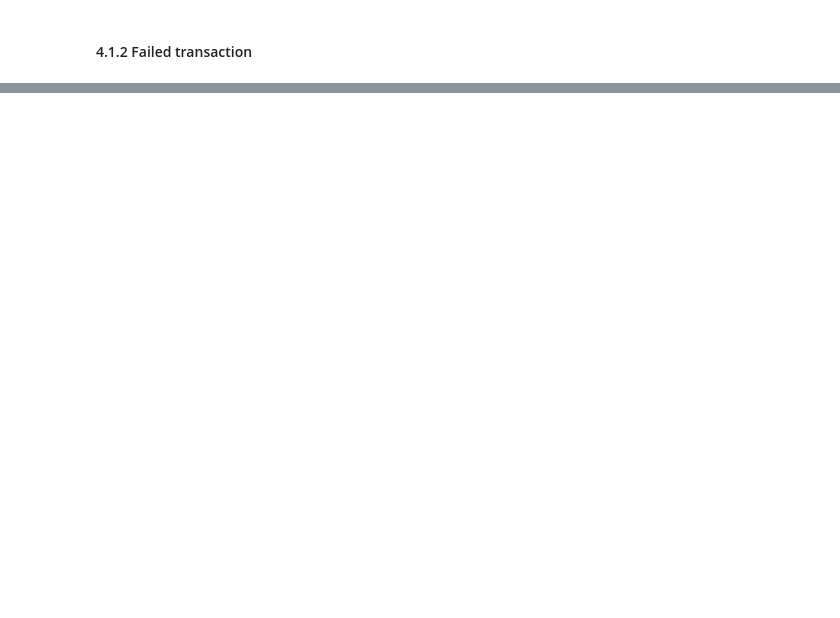
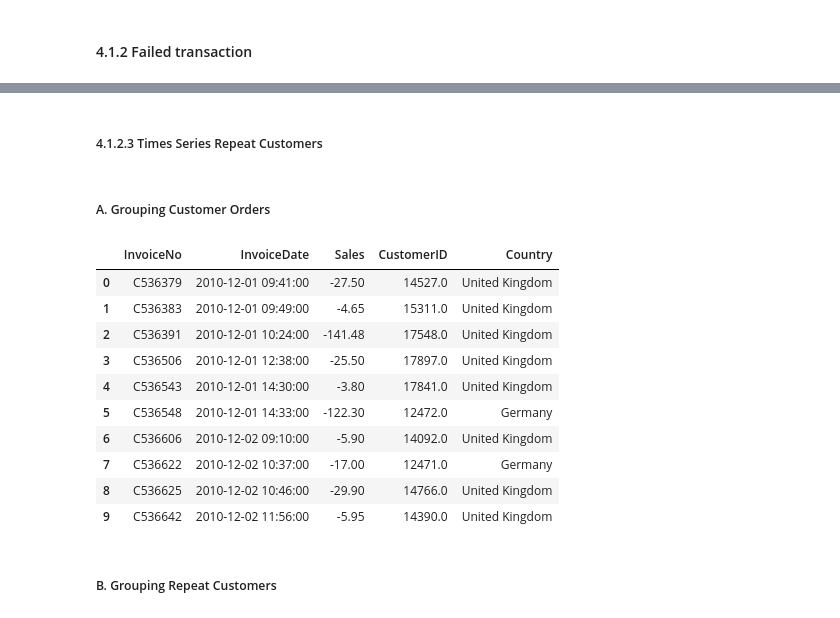
Before and after one commit to Mr-Ug/Learn-Data-Science, a Jupyter notebook: Data Science/Project Latihan 1/Project_Latihan_1.ipynb, the cells around one changed output, grey strips where cells are left out. Drawn from its saved outputs; the diff is of its cells as text; code cells hidden in the pictures; blank space fills up the shorter version.

```diff
--- a/Data Science/Project Latihan 1/Project_Latihan_1.ipynb
+++ b/Data Science/Project Latihan 1/Project_Latihan_1.ipynb
@@ -367,0 +552,30 @@ Customers_repeat.head(10)
+# %% [markdown]
+##### 4.1.2.3 Times Series Repeat Customers
+# %% [markdown]
+##### A. Grouping Customer Orders
+# %%
+# A. Grouping Customer Orders
+
+Customers_Invoice = Df_Gagal.groupby(
+    by=['InvoiceNo', 'InvoiceDate']
+).agg({
+    'Sales' : sum,
+    'CustomerID' : max,
+    'Country' : max
+}).reset_index()
+
+Customers_Invoice.head(10)
+# %% [output]
+|  | InvoiceNo | InvoiceDate | Sales | CustomerID | Country |
+| 0 | C536379 | 2010-12-01 09:41:00 | -27.50 | 14527.0 | United Kingdom |
+| 1 | C536383 | 2010-12-01 09:49:00 | -4.65 | 15311.0 | United Kingdom |
+| 2 | C536391 | 2010-12-01 10:24:00 | -141.48 | 17548.0 | United Kingdom |
+| 3 | C536506 | 2010-12-01 12:38:00 | -25.50 | 17897.0 | United Kingdom |
+| 4 | C536543 | 2010-12-01 14:30:00 | -3.80 | 17841.0 | United Kingdom |
+| 5 | C536548 | 2010-12-01 14:33:00 | -122.30 | 12472.0 | Germany |
+| 6 | C536606 | 2010-12-02 09:10:00 | -5.90 | 14092.0 | United Kingdom |
+| 7 | C536622 | 2010-12-02 10:37:00 | -17.00 | 12471.0 | Germany |
+| 8 | C536625 | 2010-12-02 10:46:00 | -29.90 | 14766.0 | United Kingdom |
+| 9 | C536642 | 2010-12-02 11:56:00 | -5.95 | 14390.0 | United Kingdom |
+# %% [markdown]
+##### B. Grouping Repeat Customers
```
Also changed, not shown: parts of 61 cells of this notebook.
